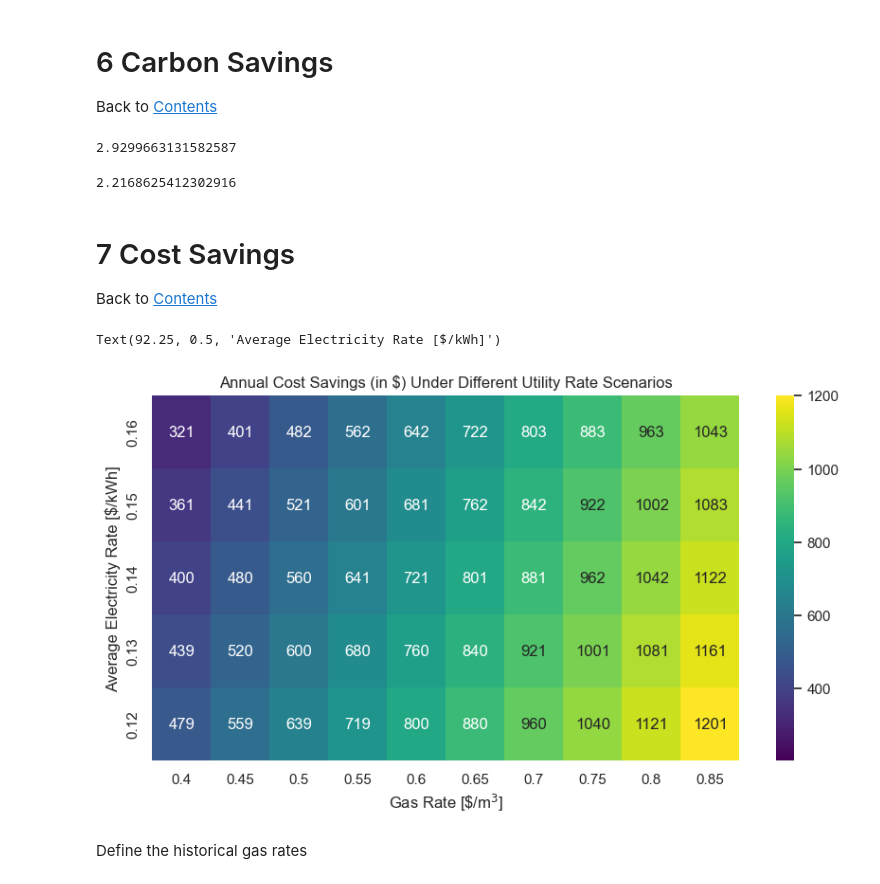
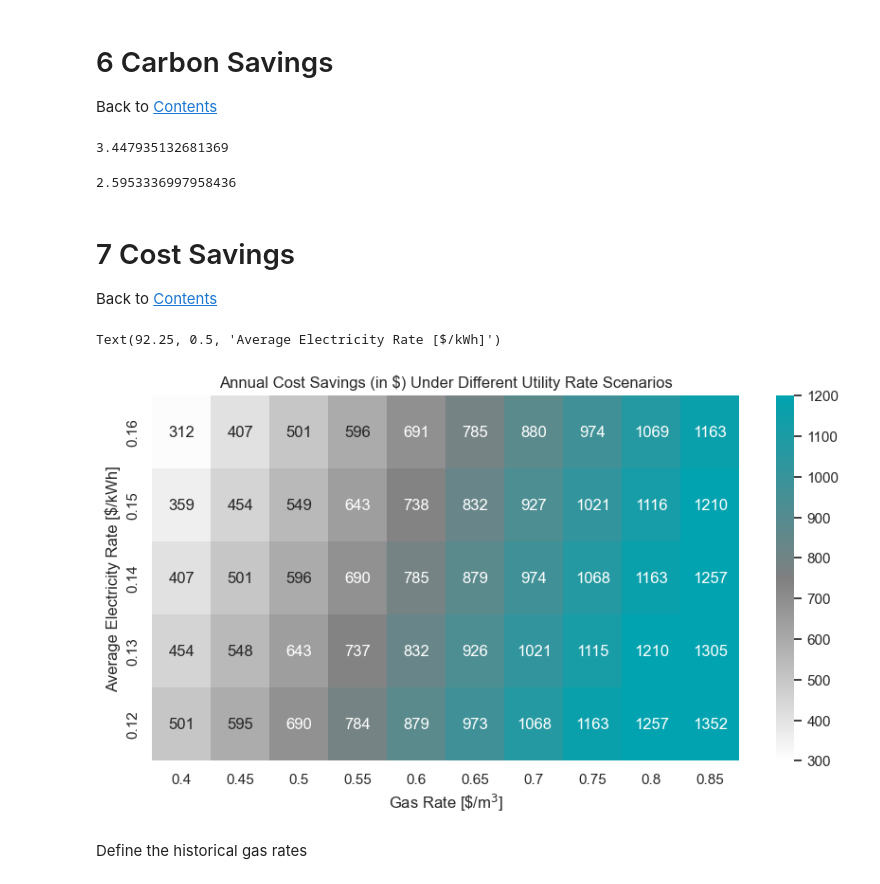
Before and after one commit to SustainableTechnologies/CaseStudy6, a Jupyter notebook: HeatPumpCaseStudy6_092023.ipynb, the cells around one changed output. Cells and saved outputs as stored; diff of their text form; code cells hidden in the pictures.

```diff
--- a/HeatPumpCaseStudy6_092023.ipynb
+++ b/HeatPumpCaseStudy6_092023.ipynb
@@ -51,6 +51,7 @@ import datetime
 import matplotlib.dates as mdates
 from matplotlib.patches import Patch
 import seaborn as sns
+from matplotlib.colors import LinearSegmentedColormap
 
 # Reset Matplotlib's style to default
 plt.style.use('default')
@@ -62,6 +63,8 @@ step_blue = "#00a3af"
 step_gold = "#f8a81d"
 pd.set_option('display.max_columns', None)
 MonthFmt = mdates.DateFormatter('%m/%Y')
+colors = [(0.0,'white'), (0.5, 'grey'),(1.0, step_blue)]
+custom_cmap = LinearSegmentedColormap.from_list('custom_cmap', colors)
 # %% [markdown]
 # 3 Import Data
 Back to [Contents](#Contents)
@@ -280,7 +283,7 @@ plt.legend()
 ## 4.2 Electricity Baseline
 # %%
 # Define an electricity baseline dataframe
-ElecBaseline = ElecData[11:23].copy()
+ElecBaseline = ElecData[12:23].copy()
 ElecBaseline
 # %% [output]
 |  | From | To | kWh | days | kWh_day |
@@ -390,6 +391,7 @@ def baseline_ElecHeat(HDDs_day):
 x = [0,800]
 y = [baseline_ElecHeat(a) for a in x]
 plt.figure(figsize = (10,5))
+plt.style.use('default')
 plt.scatter(ElecBaselineHeat.HDDs_day,ElecBaselineHeat.kWh_day, color = step_blue, label = 'Actual Pre-upgrade Data')
 plt.plot(x,y, color = step_blue, label = 'Baseline Model')
 plt.xlim(0,25)
@@ -428,7 +430,7 @@ def baseline_Elec(HDDs_day,CDDs_day,CDDs):
 Back to [Contents](#Contents)
 # %%
 # Define a post-retrofit electricity dataframe
-post_elec = ElecData[0:11].copy()
+post_elec = ElecData[0:12].copy()
 post_elec
 # %% [output]
 |  | From | To | kWh | days | kWh_day |
@@ -576,13 +569,13 @@ gas_EF = 1998 # g/m3
 carb_savings_AEF = post_elec.baseline_m3.sum()*gas_EF/1e6 - elec_increase*70/1e6
 carb_savings_AEF
 # %% [output]
-2.9299663131582587
+3.447935132681369
 # %%
 # Net carbon savings
 carb_savings_AEF = post_elec.baseline_m3.sum()*gas_EF/1e6 - elec_increase*251/1e6
 carb_savings_AEF
 # %% [output]
-2.2168625412302916
+2.5953336997958436
 # %% [markdown]
 # 7 Cost Savings
 Back to [Contents](#Contents)
@@ -591,35 +584,36 @@ Back to [Contents](#Contents)
 elec_rates = np.arange(0.12,0.17,0.01)
 
 # Consider marginal gas rates from 0.40 to 0.90
 gas_rates = np.arange(0.40,0.90,0.05)
 
 # Function to calc savings
 def savings(gas_rate,elec_rate):
     savings = gas_savings * gas_rate - elec_increase*elec_rate + 12*25.85
     return round(savings,1)
 
 # Run through different scenarios of gas and elec rates, and put results in a df
 dic = {}
 
 for gas_rate in gas_rates:
     col = []
     for elec_rate in elec_rates:
         col.append(int(savings(gas_rate,elec_rate)))
     dic[round(gas_rate,2)] = col
 
 df = pd.DataFrame(dic)
 df.index = [round(x,3) for x in elec_rates]
 df = df.reindex([0.16,0.15,0.14,0.13,0.12])
 
 # Plot a heat map showing the results
 sns.set(rc={'figure.figsize':(10,5)})
-sns.heatmap(df, cmap = 'viridis', annot = True, vmin = 203,vmax=1200, fmt = 'n')
+#sns.heatmap(df, cmap = 'viridis', annot = True, vmin = 203,vmax=1200, fmt = 'n')
+sns.heatmap(df, cmap = custom_cmap, annot = True, vmin = 300,vmax=1200, fmt = 'n')
 plt.title('Annual Cost Savings (in $) Under Different Utility Rate Scenarios')
 plt.xlabel('Gas Rate [\$/m$^{3}$]')
 plt.ylabel('Average Electricity Rate [$/kWh]')
 # %% [output]
 Text(92.25, 0.5, 'Average Electricity Rate [$/kWh]')
-[figure, old version]
+[figure, new version]
 # %% [markdown]
 Define the historical gas rates
 # %%
```
Also changed, not shown: parts of 21 cells of this notebook, 1 other file.
